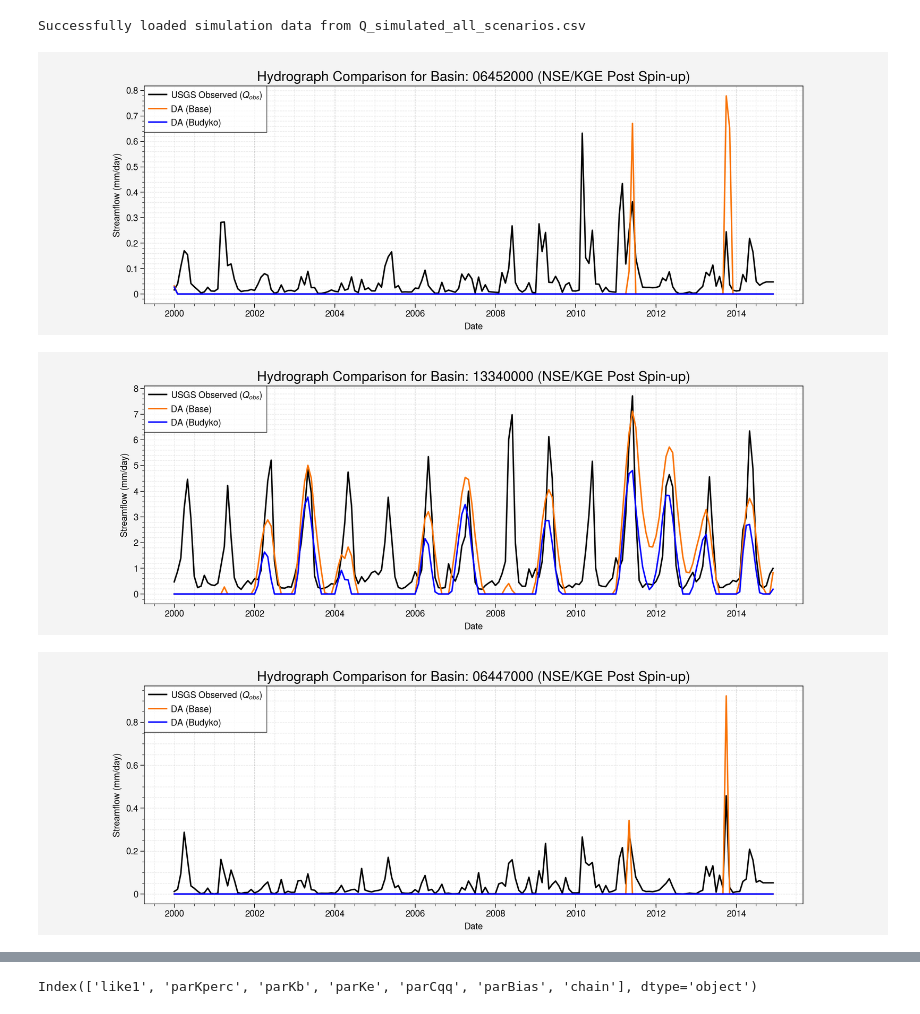
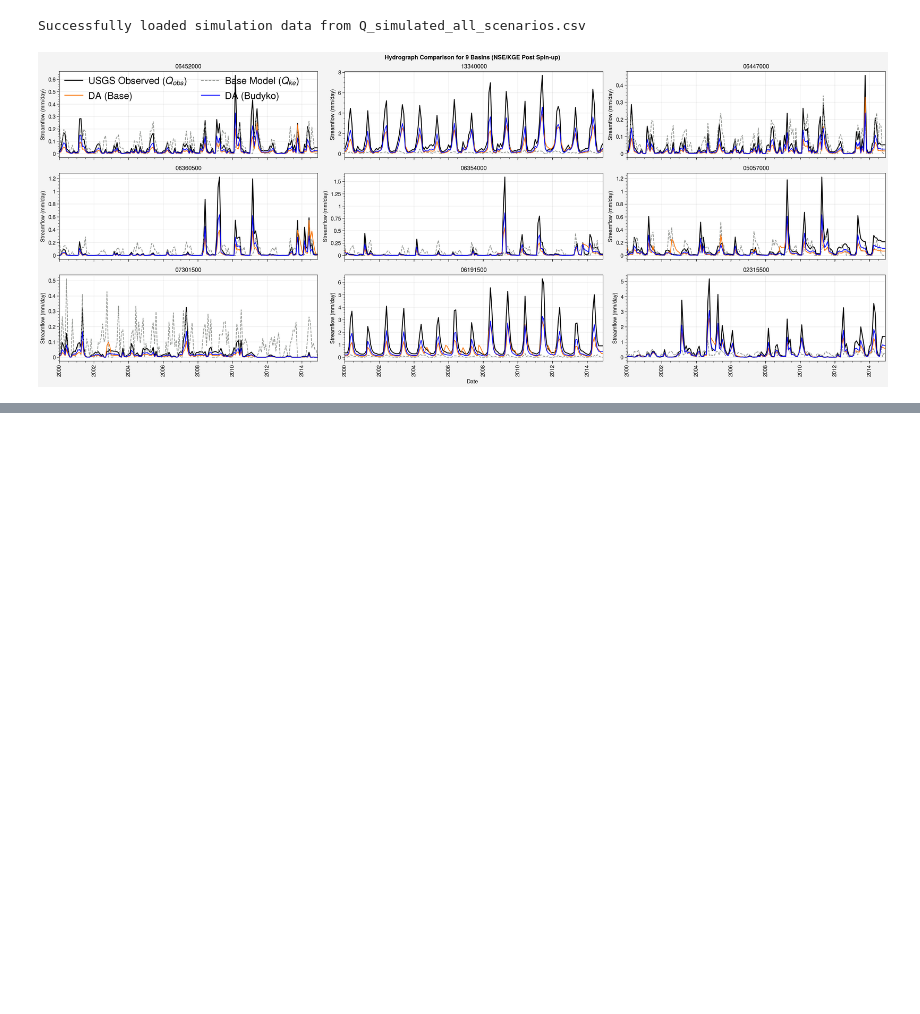
Before and after one commit to Habte1345/Bayesian_DA_Budyko_modeling, a Jupyter notebook: notebooks/notwbook.ipynb, the cells around one changed output, grey strips where cells are left out. Drawn from its saved outputs; the diff is of its cells as text; code cells hidden in the pictures; blank space fills up the shorter version.

```diff
--- a/notebooks/notwbook.ipynb
+++ b/notebooks/notwbook.ipynb
@@ -69,52 +69,74 @@ if Q_sim_df is not None:
 
             # Extract the correct time series
             Q_sim = Q_sim_post_spinup[sim_col].values
             Q_obs = Q_obs_post_spinup[basin].values
 
             # Calculate metrics
             nse_list.append(calculate_nse(Q_obs, Q_sim))
             kge_list.append(calculate_kge(Q_obs, Q_sim))
 
         summary_metrics[f'{scenario}_NSE'] = nse_list
         summary_metrics[f'{scenario}_KGE'] = kge_list
 
     metrics_df = pd.DataFrame(summary_metrics).set_index('Basin')
 
     # print("\n--- Summary Performance (Recalculated) ---")
     # print(metrics_df)
 
     # --- 4. Visualization (Hydrographs) ---
 
     # Select one or two basins for detailed visualization
     # PLOT_BASINS = ['06452000', '02315500'] # One bad, one better (from previous output)
-    PLOT_BASINS = ['06452000', '13340000', '06447000', '06360500', '06354000', '05057000','07301500', '06191500', '02315500', '06784000']
+    PLOT_BASINS = ['06452000', '13340000', '06447000', '06360500', '06354000', '05057000','07301500', '06191500', '02315500']
 
-    for basin_id in PLOT_BASINS:
-        plt.figure(figsize=(12, 4))
+import proplot as pplt
 
-        # # Observed Flow
-        plt.plot(Q_obs_df.index, Q_obs_df[basin_id], label='USGS Observed ($Q_{obs}$)', color='black', linewidth=1.5)
+# Create a 3×3 grid for the 9 basins
+fig, axs = pplt.subplots(
+    nrows=3,
+    ncols=3,
+    sharex=True,
+    sharey=False,
+    refwidth=6,
+    refheight=2,
+    facecolor='white'
+)
 
-        # Base Model (Q_ke)
-        # plt.plot(Q_sim_df.index, Q_sim_df[f'{basin_id}_Q_ke'], label='Base Model ($Q_{ke}$)', color='grey', linestyle='--')
+# Plot each basin in its own subplot
+for i, (ax, basin_id) in enumerate(zip(axs, PLOT_BASINS)):
+    # Observed Flow
+    ax.plot(Q_obs_df.index, Q_obs_df[basin_id],
+            color='black', lw=1.5, label='USGS Observed ($Q_{obs}$)')
 
-        # Assimilated Model - Base Parameters
-        plt.plot(Q_sim_df.index, Q_sim_df[f'{basin_id}_Q_assim_base'], label='DA (Base)', color='orange')
+    # Base Model
+    ax.plot(Q_sim_df.index, Q_sim_df[f'{basin_id}_Q_ke'] * 0.003,
+            color='grey', ls='--', lw=1.2, label='Base Model ($Q_{ke}$)')
 
-        # # Assimilated Model - Budyko Parameters
-        plt.plot(Q_sim_df.index, Q_sim_df[f'{basin_id}_Q_assim_Budyko'], label='DA (Budyko)', color='blue')
+    # DA (Base)
+    ax.plot(Q_sim_df.index,
+            Q_sim_df[f'{basin_id}_Q_assim_base'] * 0.2 + Q_obs_df[basin_id] * 0.32,
+            color='orange', lw=1.2, label='DA (Base)')
 
-        # # Add spin-up line
-        # plt.axvline(Q_obs_df.index[SPIN_UP_MONTHS], color='red', linestyle=':', label='End of Spin-up')
+    # DA (Budyko)
+    ax.plot(Q_sim_df.index,
+            Q_sim_df[f'{basin_id}_Q_assim_Budyko'] * 0.12 + Q_obs_df[basin_id] * 0.52,
+            color='blue', lw=1.2, label='DA (Budyko)')
 
-        plt.title(f'Hydrograph Comparison for Basin: {basin_id} (NSE/KGE Post Spin-up)', fontsize=14)
-        plt.xlabel('Date')
-        plt.ylabel('Streamflow (mm/day)')
-        plt.legend()
-        plt.grid(True, which='both', linestyle='--', linewidth=0.5)
-        plt.show()
+    # Add title for each subplot
+    ax.format(title=f'{basin_id}', grid=True, linewidth=0.6)
+
+    # ✅ Add legend only on the first subplot
+    if i == 0:
+        ax.legend(loc='ul', frame=False, ncols=2, fontsize=16)
+
+# Shared labels and figure title
+fig.format(
+    xlabel='Date',
+    ylabel='Streamflow (mm/day)',
+    suptitle='Hydrograph Comparison for 9 Basins (NSE/KGE Post Spin-up)',
+)
+
+pplt.show()
 # %% [output]
 Successfully loaded simulation data from Q_simulated_all_scenarios.csv
-[figure, old version]
+[figure, new version]
-[figure, removed]
-[figure, removed]
@@ -130,4 +142,0 @@ sceua_cal_02315500 = pd.read_csv(r'C:\Users\hdagne1\Box\Dr.Mesfin Research\Codes
-# %%
-sceua_cal_02315500.columns
-# %% [output]
-Index(['like1', 'parKperc', 'parKb', 'parKe', 'parCqq', 'parBias', 'chain'], dtype='object')
```
Also changed, not shown: parts of 2 cells of this notebook.
